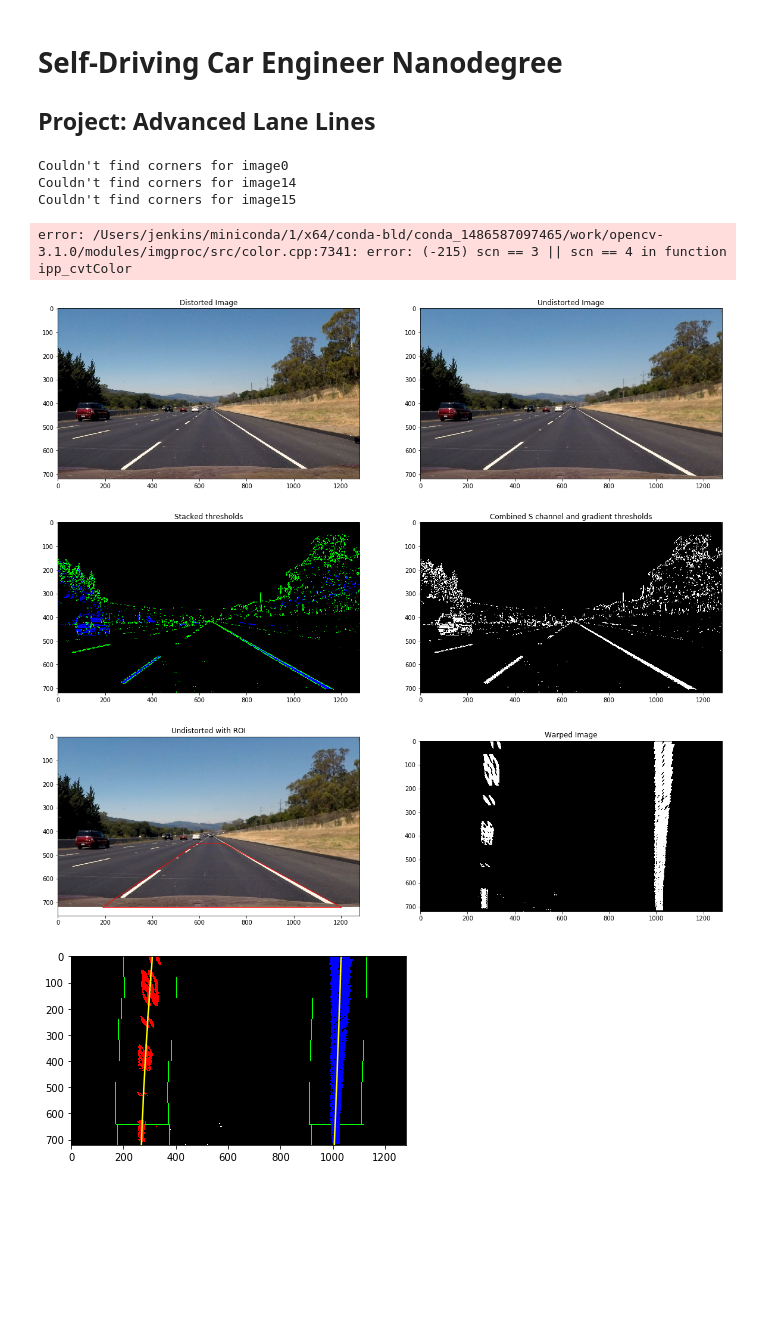
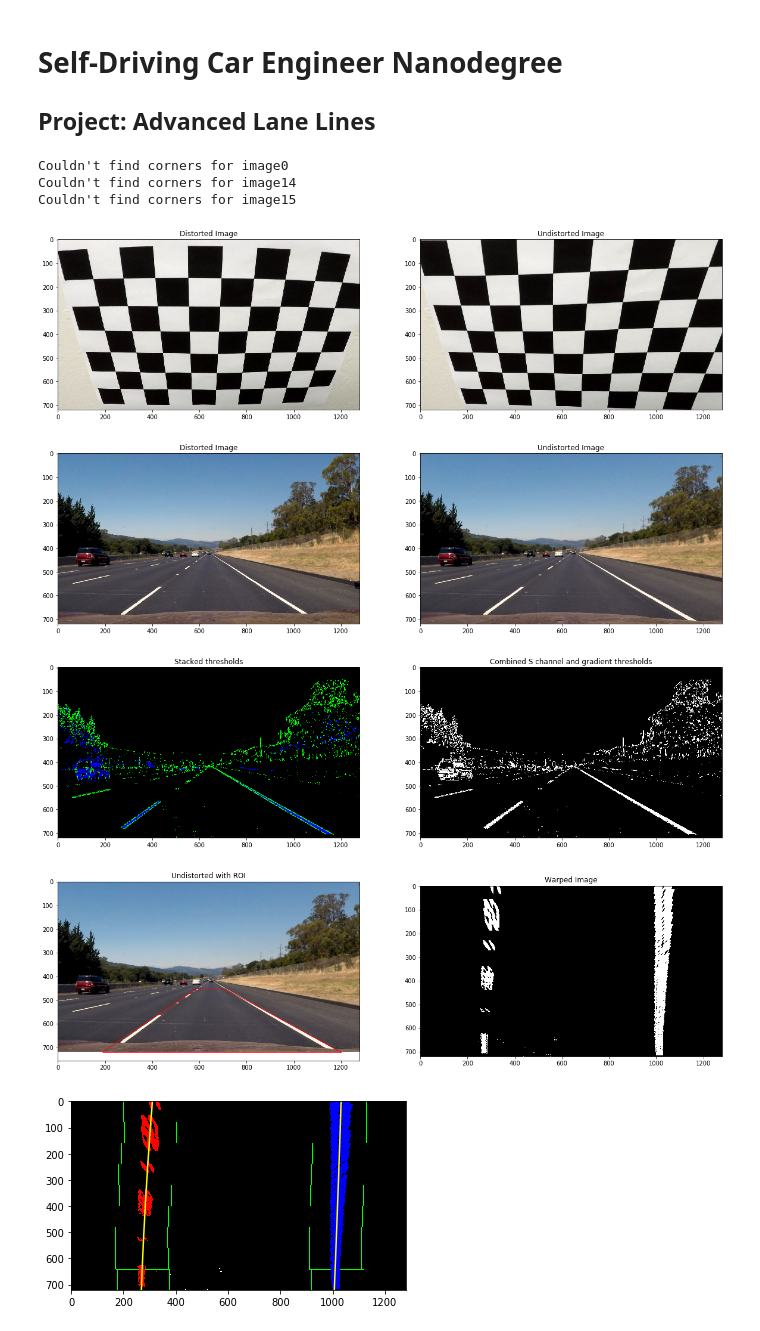
Before and after one commit to shahid-peel/Self-driving-cars_term1_project4, a Jupyter notebook: P4.ipynb, the cells around one changed output. Drawn from its saved outputs; the diff is of its cells as text; code cells hidden in the pictures; blank space fills up the shorter version.

```diff
--- a/P4.ipynb
+++ b/P4.ipynb
@@ -42,7 +42,7 @@ def get_image_and_object_points(images, objpoints, imgpoints):
 
     return img.shape[::-1]
 
-def calibrate_camera():
+def calibrate_camera(showImage=True):
     # Arrays to store object points and image points from all the images.
     objpoints = [] # 3d points in real world space
     imgpoints = [] # 2d points in image plane.
@@ -55,6 +55,23 @@ def calibrate_camera():
 
     # Calibrate the camera.
     ret, mtx, dist, rvecs, tvecs = cv2.calibrateCamera(objpoints, imgpoints, (img_shape[0],img_shape[1]),None,None)
+
+    if showImage:
+        # Test the calibration by undistorting with the calculated parameters
+        test_img = cv2.imread('camera_cal/calibration2.jpg')
+        test_dist = cv2.cvtColor(test_img, cv2.COLOR_BGR2RGB)
+
+        test_undist = cv2.undistort(test_dist, mtx, dist, None, mtx)
+
+        # View the images for comparison
+        f, (ax1, ax2) = plt.subplots(1, 2, figsize=(20,10))
+        ax1.set_title('Distorted Image')
+        ax1.imshow(test_dist)
+        cv2.imwrite('./my_examples/distorted_test_image.jpg', cv2.cvtColor(test_dist, cv2.COLOR_BGR2RGB))
+
+        ax2.set_title('Undistorted Image')
+        ax2.imshow(test_undist)
+        cv2.imwrite('./my_examples/undistorted_test_image.jpg', cv2.cvtColor(test_undist, cv2.COLOR_BGR2RGB))
 
     return mtx, dist
 
@@ -99,13 +116,13 @@ def s_color_and_gradient_threshold(img, thresh_min, thresh_max, s_thresh_min, s_
 
         ax2.set_title('Combined S channel and gradient thresholds')
         ax2.imshow(combined_binary, cmap='gray')
-        cv2.imwrite('./my_examples/combined_binary.jpg', combined_binary)
+        cv2.imwrite('./my_examples/combined_binary.jpg', np.dstack(( combined_binary*255, combined_binary*255, combined_binary*255)))
 
     return combined_binary
 
 def create_warped_image_and_display(img, matx, distM, showImage=True):
     # Test the calibration by undistorting with the calculated parameters
-    undist = cv2.undistort(img, matx, distM, None, mtx)
+    undist = cv2.undistort(img, matx, distM, None, matx)
 
     if showImage:
         # View the images for comparison
@@ -134,38 +151,38 @@ def create_warped_image_and_display(img, matx, distM, showImage=True):
     M = cv2.getPerspectiveTransform(src, dst)
 
     # get inverse transformation matrix
     Minv = cv2.getPerspectiveTransform(dst, src)
 
     # e) use cv2.warpPerspective() to warp your image to a top-down view
     warped = cv2.warpPerspective(binary_lanes, M, (binary_lanes.shape[1], binary_lanes.shape[0]), flags=cv2.INTER_LINEAR)
 
     if showImage:
         f, (ax1, ax2) = plt.subplots(1, 2, figsize=(20,10))
         ax1.set_title('Undistorted with ROI')
         ax1.imshow(undist)
         ax1.plot((src[0][0],src[1][0]), (src[0][1],src[1][1]), color='r', linestyle='-', linewidth=1)
         ax1.plot((src[1][0],src[2][0]), (src[1][1],src[2][1]), color='r', linestyle='-', linewidth=1)
         ax1.plot((src[2][0],src[3][0]), (src[2][1],src[3][1]), color='r', linestyle='-', linewidth=1)
         ax1.plot((src[3][0],src[0][0]), (src[3][1],src[0][1]), color='r', linestyle='-', linewidth=1)
 
         ax2.set_title('Warped Image')
         ax2.imshow(warped, cmap='gray')
-        cv2.imwrite('./my_examples/warped.jpg', cv2.cvtColor(warped, cv2.COLOR_BGR2RGB))
+        cv2.imwrite('./my_examples/warped.jpg', np.dstack((warped*255, warped*255, warped*255)))
 
     return warped, undist, Minv
 
 mtx, dist = calibrate_camera()
 img = cv2.imread('test_images/straight_lines2.jpg')
 img2 = cv2.cvtColor(img, cv2.COLOR_BGR2RGB)
 warped, undist, Minv = create_warped_image_and_display(img2, mtx, dist)
 # %% [output]
 Couldn't find corners for image0
 Couldn't find corners for image14
 Couldn't find corners for image15
-error: /Users/jenkins/miniconda/1/x64/conda-bld/conda_1486587097465/work/opencv-3.1.0/modules/imgproc/src/color.cpp:7341: error: (-215) scn == 3 || scn == 4 in function ipp_cvtColor
-[figure, old version]
+[figure, new version]
-[figure, old version]
+[figure, new version]
-[figure, old version]
+[figure, new version]
+[figure, added]
 # %%
 def sliding_window_fit_polynomial(binary_warped, undistorted, Minverse, showImage=True):
     # Assuming you have created a warped binary image called "binary_warped"
```
Also changed, not shown: parts of 4 cells of this notebook, 4 other files.
